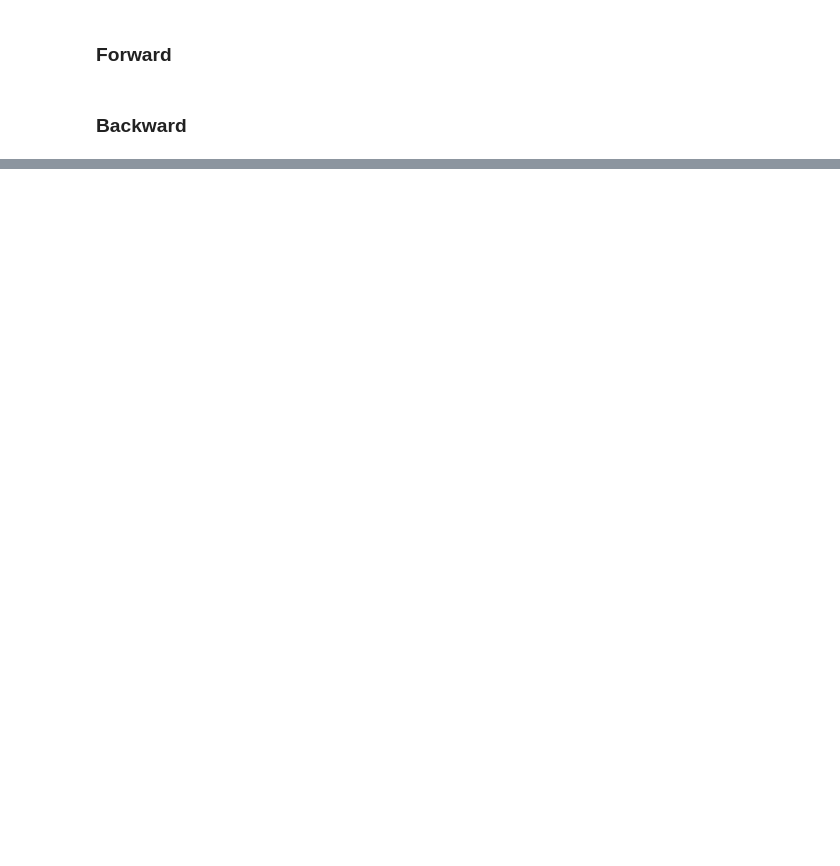
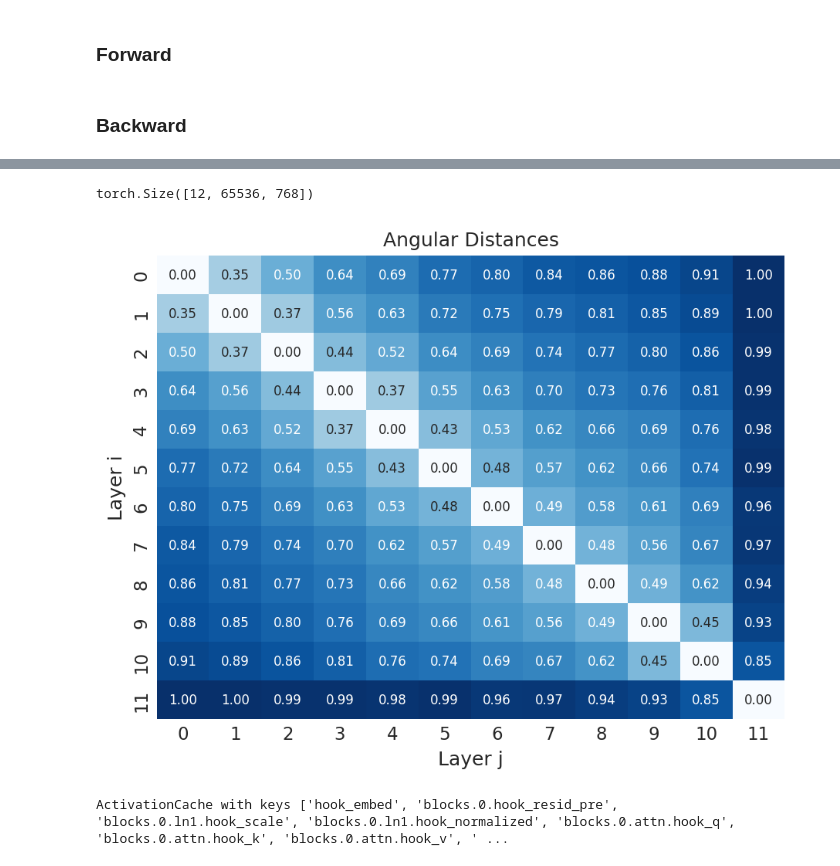
Before and after one commit to ghidav/sae-transfer-learning, a Jupyter notebook: paper_plot.ipynb, the cells around one changed output, grey strips where cells are left out. Saved outputs shown, nothing was run; the diff lists cells and outputs as text; code cells hidden in the pictures; blank space fills up the shorter version.

```diff
--- a/paper_plot.ipynb
+++ b/paper_plot.ipynb
@@ -240,0 +301,49 @@ ax.set_yticklabels(np.arange(0, 12), va="center", ha="center")
+# %%
+activations.shape
+# %% [output]
+torch.Size([12, 65536, 768])
+# %%
+# Compute the dot product between pairs of layers along dimension N
+dot_products = torch.einsum('ijk,mjk->jim', activations, activations) # [N, L, L]
+
+# Compute the norms of each layer vector
+norms = torch.norm(activations, dim=-1)  # [L, N]
+
+# Compute normalized dot products
+normalized_dot_products = dot_products / torch.einsum('ik,jk->kij', norms, norms)  # [N, L, L]
+
+# Ensure numerical stability by clamping the values in the range [-1, 1]
+normalized_dot_products = torch.clamp(normalized_dot_products, -1.0, 1.0)
+
+# Compute angular distances (arccos of the normalized dot products)
+angular_distances = torch.acos(normalized_dot_products) / torch.pi * 2
+
+# Average over dimension N
+average_angular_distances = angular_distances.mean(dim=0)
+# %%
+# Use seaborn to plot a heatmap out of baseline[["ce_loss_score"]].to_numpy().reshape(12, 12)
+plt.figure(figsize=(7, 5.2), dpi=150)
+sns.set_theme()
+ax = sns.heatmap(
+    average_angular_distances.cpu().numpy(),
+    annot=True,
+    fmt=".2f",
+    cmap="Blues",
+    annot_kws={"size": 8},
+    # vmax=1,
+    # vmin=-1,
+    cbar=False
+)
+ax.set_title("Angular Distances")
+ax.set_ylabel("Layer i")
+ax.set_xlabel("Layer j")
+ax.set_xticklabels(np.arange(0, 12), va="center", ha="center")
+ax.set_yticklabels(np.arange(0, 12), va="center", ha="center")
+plt.savefig(IMG_PATH + "heatmap_angular_distances.png")
+plt.show()
+# %% [output]
+[figure, added]
+# %%
+cache
+# %% [output]
+ActivationCache with keys ['hook_embed', 'blocks.0.hook_resid_pre', 'blocks.0.ln1.hook_scale', 'blocks.0.ln1.hook_normalized', 'blocks.0.attn.hook_q', 'blocks.0.attn.hook_k', 'blocks.0.attn.hook_v', ' ...
```
Also changed, not shown: parts of 6 cells of this notebook, 3 other files.
